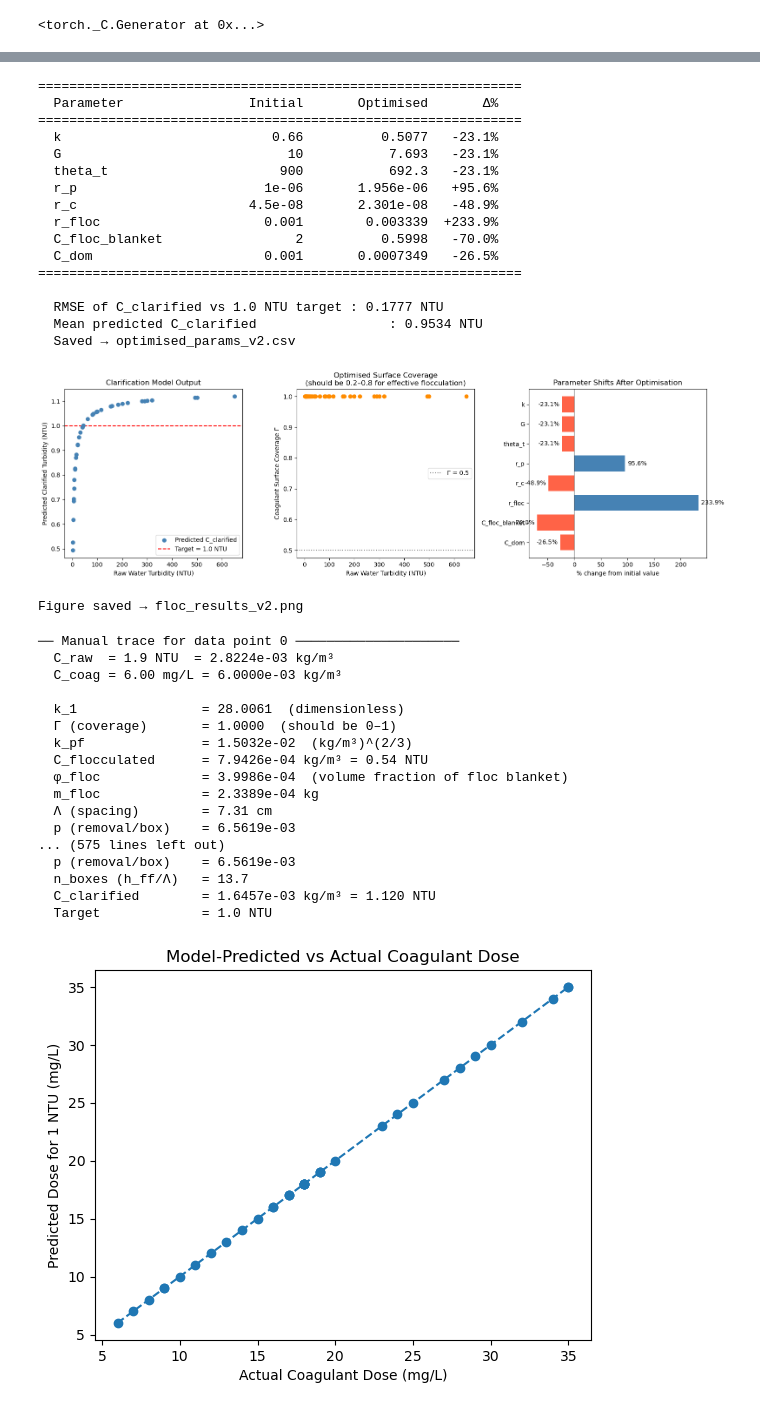
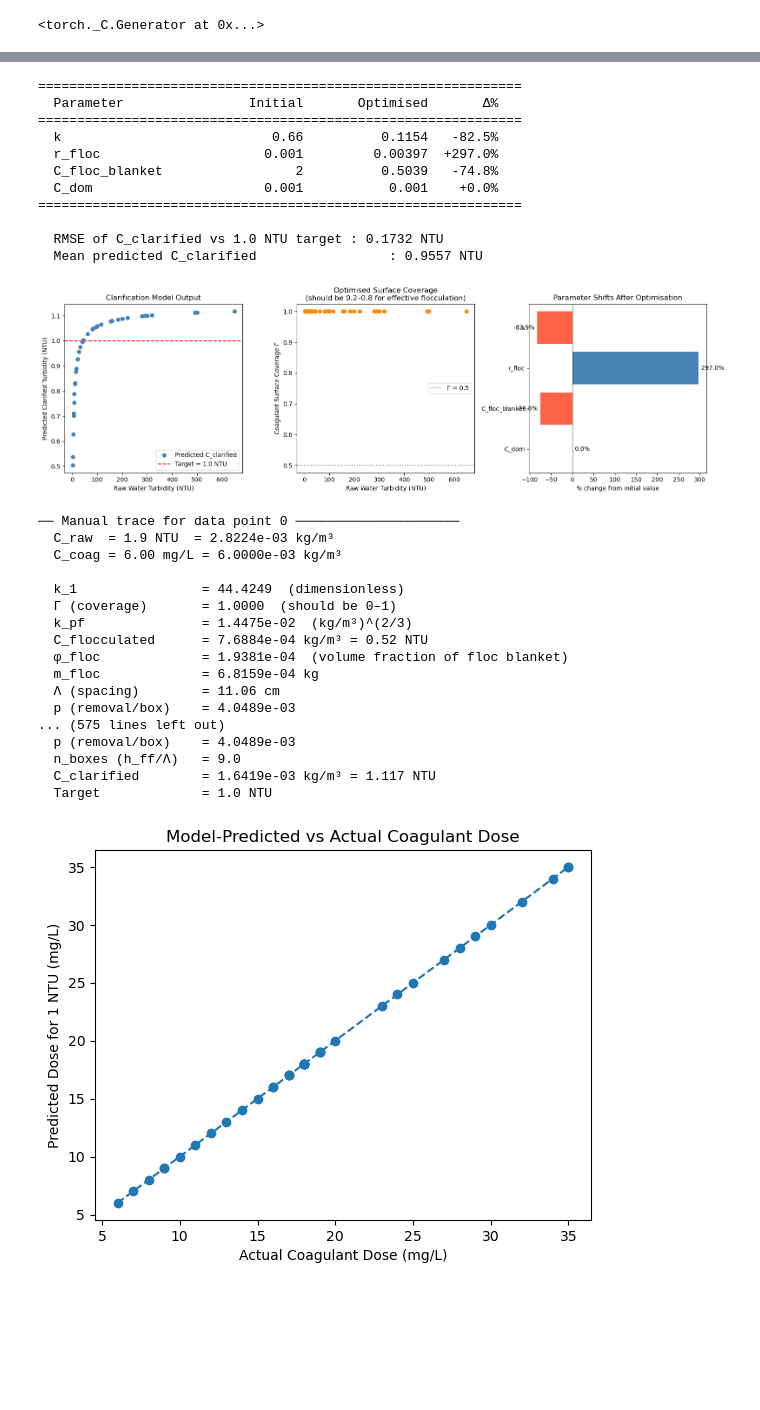
Before and after one commit to AguaClara/floc_modeling, a Jupyter notebook: Spring 2026/Model Fitting/Model_Fitting_SP26.ipynb, the cells around one changed output, grey strips where cells are left out. Saved outputs shown, nothing was run; the diff lists cells and outputs as text; code cells hidden in the pictures; blank space fills up the shorter version.

```diff
--- a/Spring 2026/Model Fitting/Model_Fitting_SP26.ipynb
+++ b/Spring 2026/Model Fitting/Model_Fitting_SP26.ipynb
@@ -97,14 +106,6 @@ class FlocClarifyModel(nn.Module):
     @property
     def k(self):              return torch.exp(self.log_k)
     @property
-    def G(self):              return torch.exp(self.log_G)
-    @property
-    def theta_t(self):        return torch.exp(self.log_theta_t)
-    @property
-    def r_p(self):            return torch.exp(self.log_r_p)
-    @property
-    def r_c(self):            return torch.exp(self.log_r_c)
-    @property
     def r_floc(self):         return torch.exp(self.log_r_floc)
     @property
     def C_floc_blanket(self): return torch.exp(self.log_C_floc_blanket)
@@ -124,10 +125,9 @@ class FlocClarifyModel(nn.Module):
         -------
         C_clarified_mass : (N,) predicted clarified turbidity [kg/m³]
         """
-        r_p, r_c    = self.r_p, self.r_c
         r_floc      = self.r_floc
-        k, G, theta = self.k, self.G, self.theta_t
-        C_dom = self.C_dom
+        k           = self.k
+        C_dom       = self.C_dom
 
         # ── STEP 1: Coagulant surface coverage Γ  ─────────────
         #
@@ -150,7 +150,7 @@ class FlocClarifyModel(nn.Module):
         #
         # NOTE: This is equivalent to m_p·r_c² / (4·m_c·(r_p)²)
 
-        k_1  = (RHO_P * r_p) / (4.0 * RHO_C * r_c)                      # dimensionless
+        k_1  = (RHO_P * R_P) / (4.0 * RHO_C * R_C)                      # dimensionless
         Gamma = torch.clamp(k_1 * (C_coag_mass - C_dom) / C_raw_mass,   # dimensionless
                             0.0, 1.0)
 
@@ -172,7 +172,7 @@ class FlocClarifyModel(nn.Module):
         # NOTE: k_pf is defined slightly differently here than in the SP25 model
         # (k' was incorporated into Γ instead of k_pf)
 
-        k_pf = (3.0 / (2.0 * PI * k * G * theta)) * ((RHO_P * PI / 6.0) ** (2.0 / 3.0))
+        k_pf = (3.0 / (2.0 * PI * k * G * THETA_T)) * ((RHO_P * PI / 6.0) ** (2.0 / 3.0))
 
         C_flocculated = (C_raw_mass ** (-2.0 / 3.0)
                          + Gamma / k_pf) ** (-1.5)            # [kg/m³]
@@ -201,6 +201,7 @@ class FlocClarifyModel(nn.Module):
         # a design-level quantity independent of C_flocculated.
 
         # Volume fraction of flocs in the blanket (dimensionless)
+        # FIXME: Assumes density of floc is equal to density of primary particle
         phi_floc = self.C_floc_blanket / RHO_P
 
         # Mass of one floc (treating it as a solid sphere of primary-particle density)
@@ -307,25 +308,20 @@ print(f"\n  RMSE of C_clarified vs {C_TARGET_NTU} NTU target : {rmse_ntu:.4f} NT
 print(f"  Mean predicted C_clarified                 : {C_clarified_NTU.mean():.4f} NTU")
 
 # Save
-pd.DataFrame([optimised]).to_csv("optimised_params_v2.csv", index=False)
+# pd.DataFrame([optimised]).to_csv("optimised_params_v2.csv", index=False)
 # print("  Saved → optimised_params_v2.csv")
 # %% [output]
 ==============================================================
   Parameter                Initial       Optimised       Δ%
 ==============================================================
-  k                           0.66          0.5077   -23.1%
-  G                             10           7.693   -23.1%
-  theta_t                      900           692.3   -23.1%
-  r_p                        1e-06       1.956e-06   +95.6%
-  r_c                      4.5e-08       2.301e-08   -48.9%
-  r_floc                     0.001        0.003339  +233.9%
-  C_floc_blanket                 2          0.5998   -70.0%
-  C_dom                      0.001       0.0007349   -26.5%
+  k                           0.66          0.1154   -82.5%
+  r_floc                     0.001         0.00397  +297.0%
+  C_floc_blanket                 2          0.5039   -74.8%
+  C_dom                      0.001           0.001    +0.0%
 ==============================================================
 
-  RMSE of C_clarified vs 1.0 NTU target : 0.1777 NTU
-  Mean predicted C_clarified                 : 0.9534 NTU
-  Saved → optimised_params_v2.csv
+  RMSE of C_clarified vs 1.0 NTU target : 0.1732 NTU
+  Mean predicted C_clarified                 : 0.9557 NTU
 # %%
 # ============================================================
 # CELL 7 – Plots
@@ -348,39 +344,36 @@ ax.legend()
 # ── Plot 2: Γ (coagulant surface coverage) vs C_raw ─────────
 model.eval()
 with torch.no_grad():
-    r_p = model.r_p.item()
-    r_c = model.r_c.item()
-    k_1_val = (RHO_P * r_p) / (4.0 * RHO_C * r_c)
+    k_1_val = (RHO_P * R_P) / (4.0 * RHO_C * R_C)
     Gamma_np = np.clip(k_1_val * (C_coag_mgL * MGL_TO_KG_M3)
                        / (C_raw_NTU * NTU_TO_KG_M3), 0, 1)
 
 ax = axes[1]
 ax.scatter(C_raw_NTU, Gamma_np, color="darkorange")
 ax.set_xlabel("Raw Water Turbidity (NTU)")
 ax.set_ylabel("Coagulant Surface Coverage Γ")
 ax.set_title("Optimised Surface Coverage\n(should be 0.2–0.8 for effective flocculation)")
 ax.axhline(0.5, color="gray", linestyle=":", label="Γ = 0.5")
 ax.legend()
 
 # ── Plot 3: Parameter % change bar chart ─────────────────────
 ax = axes[2]
 names      = list(INIT.keys())
 pct_change = [(optimised[n] - INIT[n]) / INIT[n] * 100 for n in names]
 colors     = ["steelblue" if v >= 0 else "tomato" for v in pct_change]
 bars = ax.barh(names, pct_change, color=colors)
 ax.bar_label(bars, fmt="%.1f%%", padding=4)
 ax.axvline(0, color="black", lw=0.8)
 ax.set_xlabel("% change from initial value")
 ax.set_title("Parameter Shifts After Optimisation")
 ax.invert_yaxis()
 
 plt.tight_layout()
 # plt.savefig("floc_results_v2.png", dpi=150, bbox_inches="tight")
 plt.show()
-print("Figure saved → floc_results_v2.png")
+# print("Figure saved → floc_results_v2.png")
 # %% [output]
-[figure, old version]
+[figure, new version]
-Figure saved → floc_results_v2.png
 # %%
 # ============================================================
 # CELL 8 – Sanity check: trace through the model manually
@@ -395,11 +388,7 @@ for i in range(len(C_raw_NTU)):
     print(f"  C_raw  = {craw:.1f} NTU  = {craw*NTU_TO_KG_M3:.4e} kg/m³")
     print(f"  C_coag = {ccoag:.2f} mg/L = {ccoag*MGL_TO_KG_M3:.4e} kg/m³")
 
-    rp = optimised["r_p"]
-    rc = optimised["r_c"]
-    k1 = RHO_P * rp / (4 * RHO_C * rc)
-    Gm  = optimised["G"]
-    th  = optimised["theta_t"]
+    k1 = RHO_P * R_P / (4 * RHO_C * R_C)
     km  = optimised["k"]
     rf  = optimised["r_floc"]
     cfb = optimised["C_floc_blanket"]
@@ -411,7 +400,7 @@ for i in range(len(C_raw_NTU)):
     if gamma < 1 - 1e-3:
         continue
 
-    k_pf_val = (3/(2*PI*km*Gm*th)) * ((RHO_P*PI/6)**(2/3))
+    k_pf_val = (3/(2*PI*km*G*THETA_T)) * ((RHO_P*PI/6)**(2/3))
     c_floc = (craw_si**(-2/3) + gamma/k_pf_val)**(-1.5)
 
     phi = cfb / RHO_P
@@ -437,18 +426,18 @@ for i in range(len(C_raw_NTU)):
   C_raw  = 1.9 NTU  = 2.8224e-03 kg/m³
   C_coag = 6.00 mg/L = 6.0000e-03 kg/m³
 
-  k_1                = 28.0061  (dimensionless)
+  k_1                = 44.4249  (dimensionless)
   Γ (coverage)       = 1.0000  (should be 0–1)
-  k_pf               = 1.5032e-02  (kg/m³)^(2/3)
-  C_flocculated      = 7.9426e-04 kg/m³ = 0.54 NTU
-  φ_floc             = 3.9986e-04  (volume fraction of floc blanket)
-  m_floc             = 2.3389e-04 kg
-  Λ (spacing)        = 7.31 cm
-  p (removal/box)    = 6.5619e-03
+  k_pf               = 1.4475e-02  (kg/m³)^(2/3)
+  C_flocculated      = 7.6884e-04 kg/m³ = 0.52 NTU
+  φ_floc             = 1.9381e-04  (volume fraction of floc blanket)
+  m_floc             = 6.8159e-04 kg
+  Λ (spacing)        = 11.06 cm
+  p (removal/box)    = 4.0489e-03
 ... (575 lines left out)
-  p (removal/box)    = 6.5619e-03
-  n_boxes (h_ff/Λ)   = 13.7
-  C_clarified        = 1.6457e-03 kg/m³ = 1.120 NTU
+  p (removal/box)    = 4.0489e-03
+  n_boxes (h_ff/Λ)   = 9.0
+  C_clarified        = 1.6419e-03 kg/m³ = 1.117 NTU
   Target             = 1.0 NTU
 # %%
 # ============================================================
```
Also changed, not shown: parts of 3 cells of this notebook.
